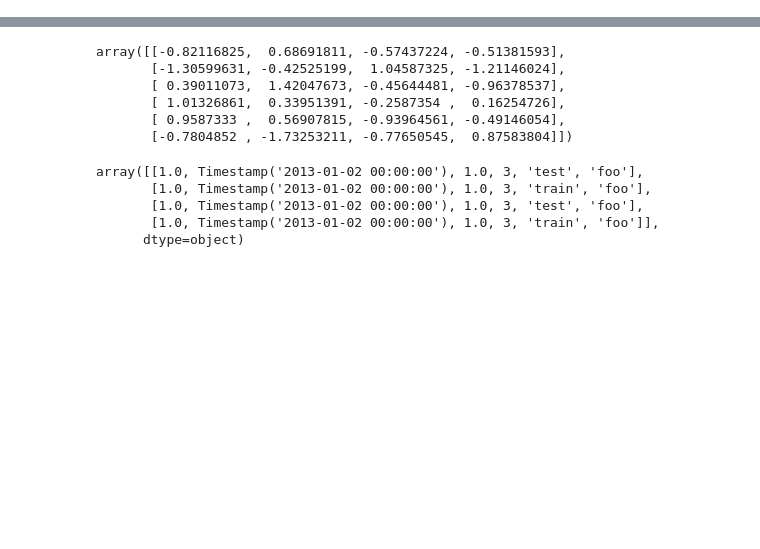
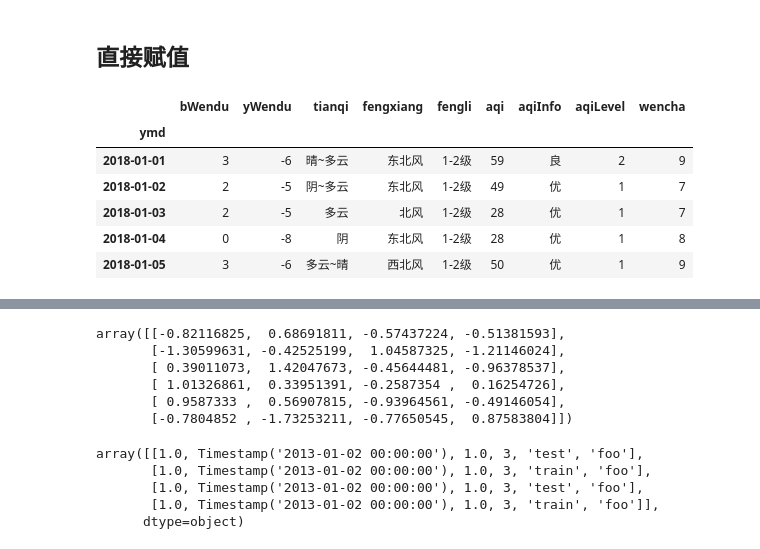
Before and after one commit to ronnyyoung/python-machine-learning, a Jupyter notebook: python/3rdparty-libs/pandas.ipynb, the cells around one changed output, grey strips where cells are left out. Drawn from its saved outputs; the diff is of its cells as text; code cells hidden in the pictures; blank space fills up the shorter version.

```diff
--- a/python/3rdparty-libs/pandas.ipynb
+++ b/python/3rdparty-libs/pandas.ipynb
@@ -103,0 +384,2 @@ Index(['A', 'B', 'C', 'D'], dtype='object')
+# %% [markdown]
+## 直接赋值
@@ -103,0 +390,12 @@ Index(['A', 'B', 'C', 'D'], dtype='object')
+# %%
+# 新加列
+df.loc[:,'wencha'] = df['bWendu'] - df['yWendu']
+df.head()
+# %% [output]
+|  | bWendu | yWendu | tianqi | fengxiang | fengli | aqi | aqiInfo | aqiLevel | wencha |
+| ymd |  |  |  |  |  |  |  |  |  |
+| 2018-01-01 | 3 | -6 | 晴~多云 | 东北风 | 1-2级 | 59 | 良 | 2 | 9 |
+| 2018-01-02 | 2 | -5 | 阴~多云 | 东北风 | 1-2级 | 49 | 优 | 1 | 7 |
+| 2018-01-03 | 2 | -5 | 多云 | 北风 | 1-2级 | 28 | 优 | 1 | 7 |
+| 2018-01-04 | 0 | -8 | 阴 | 东北风 | 1-2级 | 28 | 优 | 1 | 8 |
+| 2018-01-05 | 3 | -6 | 多云~晴 | 西北风 | 1-2级 | 50 | 优 | 1 | 9 |
```
Also changed, not shown: parts of 135 cells of this notebook, 2 other files.
